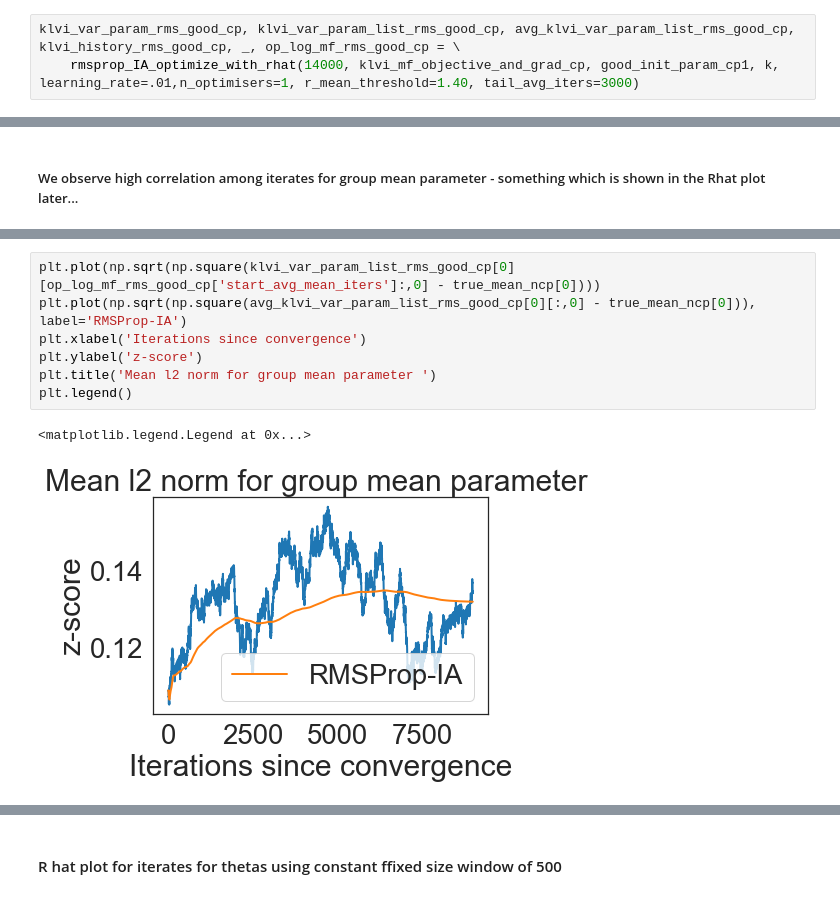
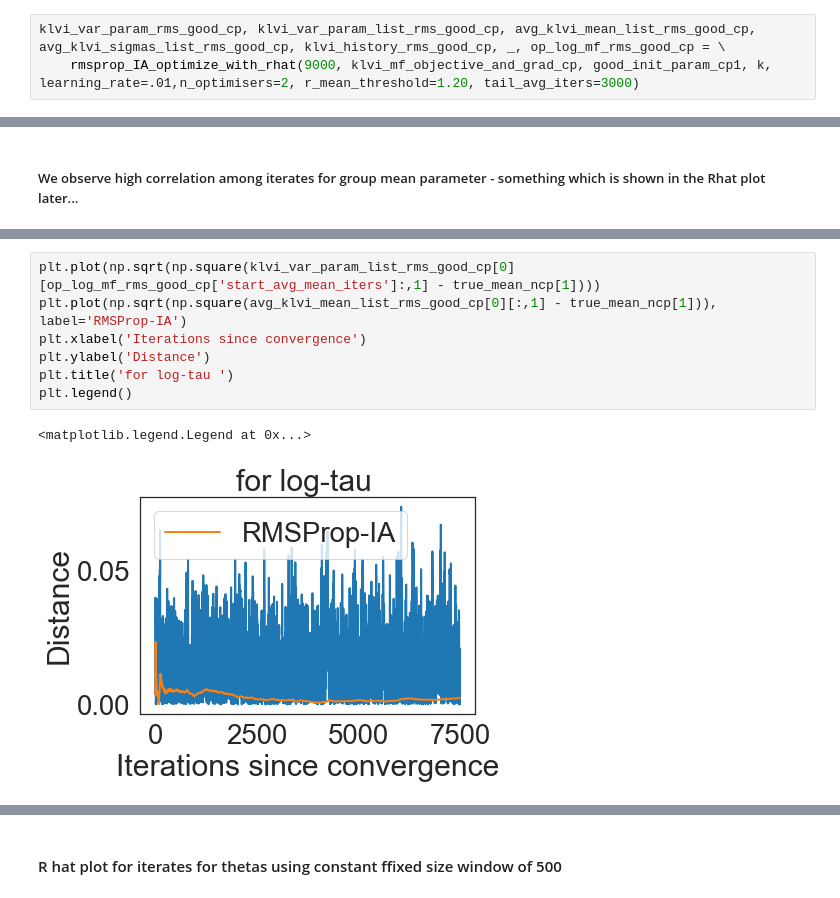
Before and after one commit to kunalghosh/viabel, a Jupyter notebook: notebooks/eight-schools-iterate-averaging-rhat.ipynb, the cells around one changed output, grey strips where cells are left out. Cells and saved outputs as stored; diff of their text form.

```diff
--- a/notebooks/eight-schools-iterate-averaging-rhat.ipynb
+++ b/notebooks/eight-schools-iterate-averaging-rhat.ipynb
@@ -157,8 +158,8 @@ bad_init_param_cp1 = np.concatenate([np.zeros(k), np.ones(k)])
 klvi_mf_objective_and_grad_cp = black_box_klvi(mf_gaussian_cp, eight_schools_cp_log_density, 100)
 klvi_mf_objective_and_grad_ncp = black_box_klvi(mf_gaussian_cp, eight_schools_ncp_log_density, 100)
 # %%
-klvi_var_param_rms_good_cp, klvi_var_param_list_rms_good_cp, avg_klvi_var_param_list_rms_good_cp, klvi_history_rms_good_cp, _, op_log_mf_rms_good_cp = \
-    rmsprop_IA_optimize_with_rhat(14000, klvi_mf_objective_and_grad_cp, good_init_param_cp1, k, learning_rate=.01,n_optimisers=1, r_mean_threshold=1.40, tail_avg_iters=3000)
+klvi_var_param_rms_good_cp, klvi_var_param_list_rms_good_cp, avg_klvi_mean_list_rms_good_cp, avg_klvi_sigmas_list_rms_good_cp, klvi_history_rms_good_cp, _, op_log_mf_rms_good_cp = \
+    rmsprop_IA_optimize_with_rhat(9000, klvi_mf_objective_and_grad_cp, good_init_param_cp1, k, learning_rate=.01,n_optimisers=2, r_mean_threshold=1.20, tail_avg_iters=3000)
 # %% [markdown]
 ##### Iterations taken for convergence of mean and sigma params
 
@@ -200,11 +245,11 @@ plt.legend()
 # %%
-plt.plot(np.sqrt(np.square(klvi_var_param_list_rms_good_cp[0][op_log_mf_rms_good_cp['start_avg_mean_iters']:,0] - true_mean_ncp[0])))
-plt.plot(np.sqrt(np.square(avg_klvi_var_param_list_rms_good_cp[0][:,0] - true_mean_ncp[0])), label='RMSProp-IA')
+plt.plot(np.sqrt(np.square(klvi_var_param_list_rms_good_cp[0][op_log_mf_rms_good_cp['start_avg_mean_iters']:,1] - true_mean_ncp[1])))
+plt.plot(np.sqrt(np.square(avg_klvi_mean_list_rms_good_cp[0][:,1] - true_mean_ncp[1])), label='RMSProp-IA')
 plt.xlabel('Iterations since convergence')
-plt.ylabel('z-score')
-plt.title('Mean l2 norm for group mean parameter ')
+plt.ylabel('Distance')
+plt.title('for log-tau ')
 plt.legend()
 # %% [output]
 <matplotlib.legend.Legend at 0x...>
-[figure, old version]
+[figure, new version]
 # %%
```
Also changed, not shown: parts of 34 cells of this notebook.
